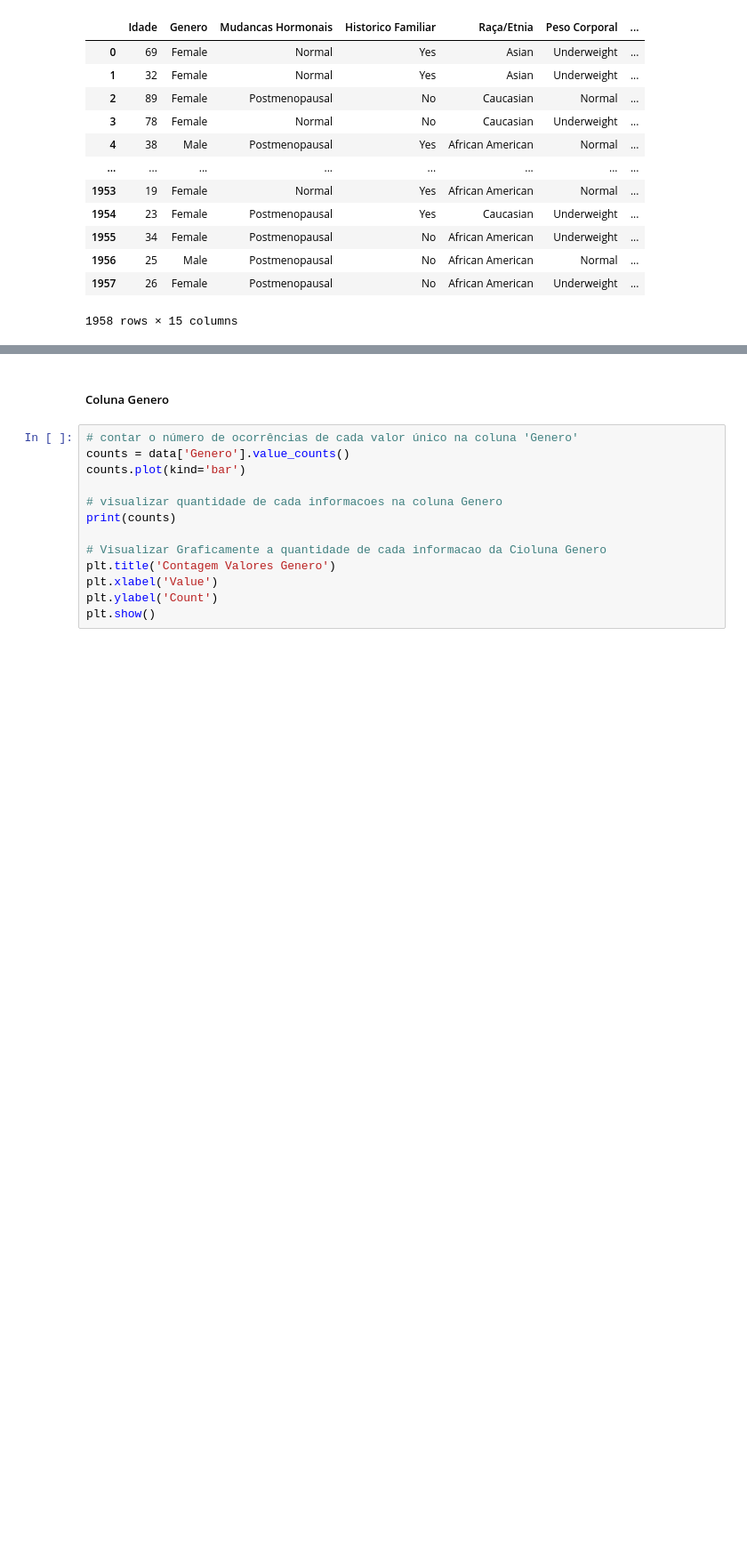
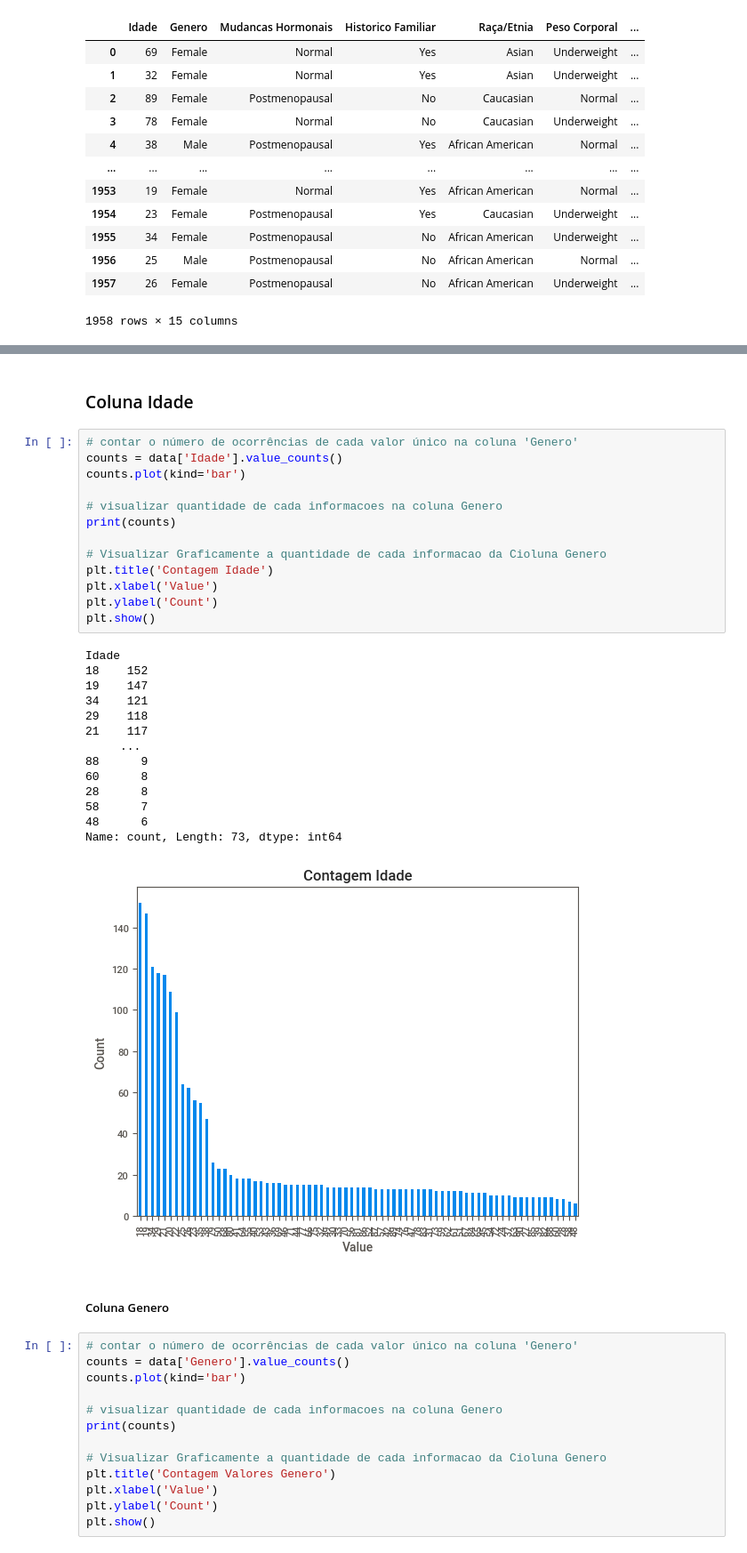
Before and after one commit to Raquelodaka/Osteoporose, a Jupyter notebook: Analise Descritiva.ipynb, the cells around one changed output, grey strips where cells are left out. Shown at 89% size. Drawn from its saved outputs; the diff is of its cells as text; blank space fills up the shorter version.

```diff
--- a/Analise Descritiva.ipynb
+++ b/Analise Descritiva.ipynb
@@ -220,6 +202,36 @@ None
 | 1956 | 25 | Male | Postmenopausal | No | African American | Normal | ... |
 | 1957 | 26 | Female | Postmenopausal | No | African American | Underweight | ... |
 1958 rows × 15 columns
+# %% [markdown]
+### Coluna Idade
+# %%
+# contar o número de ocorrências de cada valor único na coluna 'Genero'
+counts = data['Idade'].value_counts()
+counts.plot(kind='bar')
+
+# visualizar quantidade de cada informacoes na coluna Genero
+print(counts)
+
+# Visualizar Graficamente a quantidade de cada informacao da Cioluna Genero
+plt.title('Contagem Idade')
+plt.xlabel('Value')
+plt.ylabel('Count')
+plt.show()
+# %% [output]
+Idade
+18    152
+19    147
+34    121
+29    118
+21    117
+     ...
+88      9
+60      8
+28      8
+58      7
+48      6
+Name: count, Length: 73, dtype: int64
+[figure, added]
 # %% [markdown]
 ##### Coluna Genero
 # %%
```
Also changed, not shown: parts of 58 cells of this notebook.
